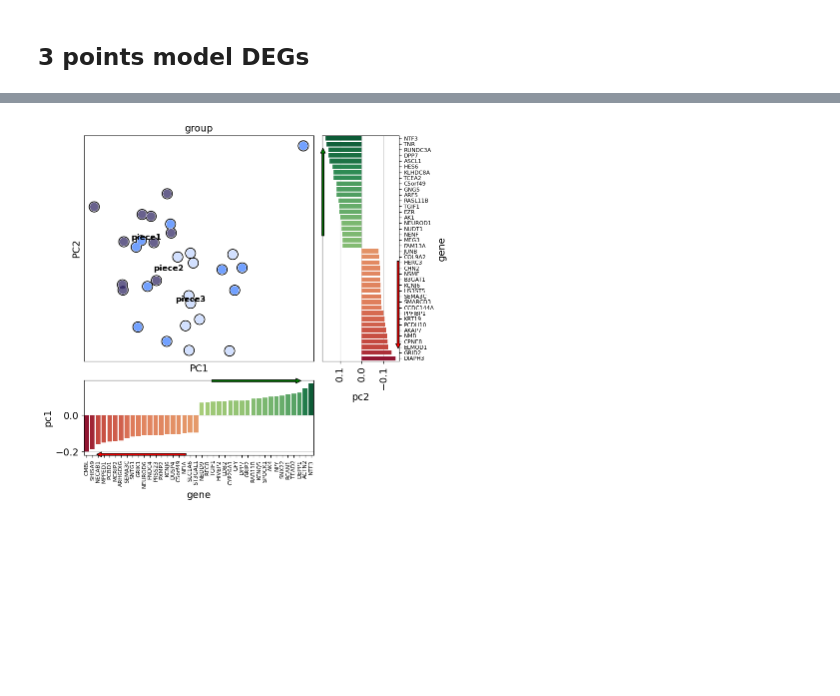
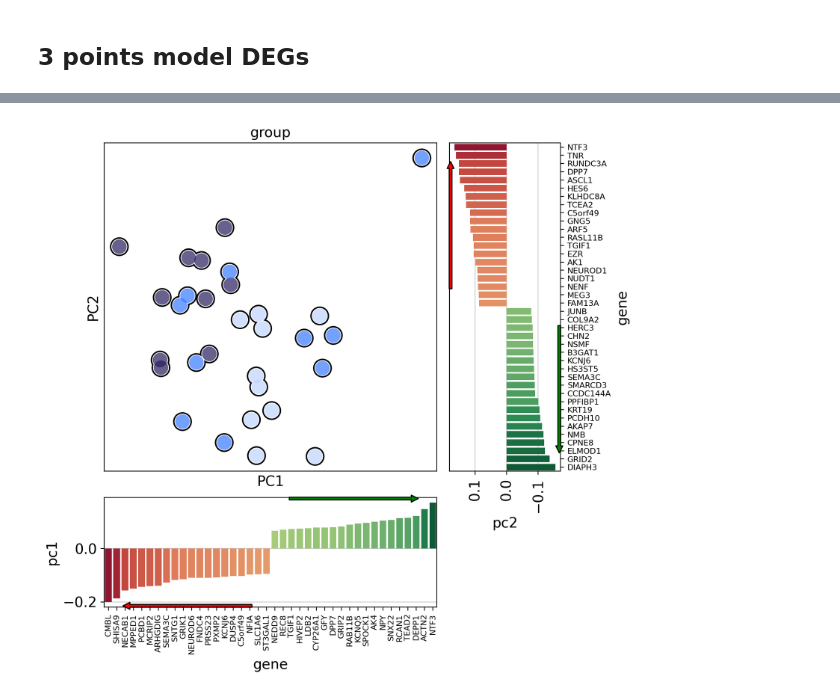
Before and after one commit to GiuseppeTestaLab/polCAs, a Jupyter notebook: polCAsNeurons05B_CONTROLS_BadhuriSpace.ipynb, the cells around one changed output, grey strips where cells are left out. Cells and saved outputs as stored; diff of their text form; code cells hidden in the pictures; blank space fills up the shorter version.

```diff
--- a/polCAsNeurons05B_CONTROLS_BadhuriSpace.ipynb
+++ b/polCAsNeurons05B_CONTROLS_BadhuriSpace.ipynb
@@ -42,6 +62,6 @@ print(pd.read_csv(ThreePointsDEGs, sep = "\t", index_col=0).sort_values(by = "FW
 # %%
 sc.settings.verbosity = 3         # verbosity: errors (0), warnings (1), info (2), hints (3)
 sc.logging.print_header()
-sc.settings.set_figure_params(dpi=50, facecolor='white')
+sc.settings.set_figure_params(dpi=100, facecolor='white')
 pylab.rcParams['figure.figsize'] = (10, 10)
 # %% [output]
@@ -99,27 +131,42 @@ computing PCA
 [figure]
 [figure]
+# %%
+# Proximal/pfc/piece1 always right left
+if adata[adata.obs["group"] == "piece1"].obsm["X_pca"][:,0].mean() > adata[adata.obs["group"] == "piece"].obsm["X_pca"][:,0].mean():
+    adata.varm["PCs"] = -adata.varm["PCs"]
+    adata.obsm["X_pca"] = -adata.obsm["X_pca"]
 # %%
 #if you want vector sc.settings._vector_friendly = False
 vector=True
 n=20
+color="group"
+pcsToAssess = [0,1]
+adataObj = adata
+
+
+##################
+
+
+dotsize = 25000/adataObj.shape[0]
+
 pdDict = {}
 if vector:
     sc.settings._vector_friendly = False
-for pc in  [0,1]:
-    TopPC_IDX = np.argpartition(adata.varm["PCs"][:,pc], -n)[-n:]
-    DownPC_IDX = np.argpartition(adata.varm["PCs"][:,pc], n)[:n]
-    pdDict[pc] = pd.DataFrame(adata.varm["PCs"][:,pc][TopPC_IDX], index = adata.var_names[TopPC_IDX], columns=["pc"+str(pc+1)])
-    pdDict[pc] = pd.concat([pdDict[pc],pd.DataFrame(adata.varm["PCs"][:,pc][DownPC_IDX], index = adata.var_names[DownPC_IDX], columns=["pc"+str(pc+1)])])
+for pc in  pcsToAssess:
+    TopPC_IDX = np.argpartition(adataObj.varm["PCs"][:,pc], -n)[-n:]
+    DownPC_IDX = np.argpartition(adataObj.varm["PCs"][:,pc], n)[:n]
+    pdDict[pc] = pd.DataFrame(adataObj.varm["PCs"][:,pc][TopPC_IDX], index = adataObj.var_names[TopPC_IDX], columns=["pc"+str(pc+1)])
+    pdDict[pc] = pd.concat([pdDict[pc],pd.DataFrame(adataObj.varm["PCs"][:,pc][DownPC_IDX], index = adataObj.var_names[DownPC_IDX], columns=["pc"+str(pc+1)])])
     pdDict[pc]["gene"] = pdDict[pc].index.tolist()
-    if pc == 0:
+    if pc == pcsToAssess[0]:
         pdDict[pc] = pdDict[pc].sort_values("pc"+str(pc+1))
-    elif pc == 1:
+    elif pc == pcsToAssess[1]:
         pdDict[pc] = pdDict[pc].sort_values("pc"+str(pc+1), ascending = False)
 
 
 
 
-figsize = (6, 6)  #(width, height)
+figsize = (n/3.3333, n/3.3333)  #(width, height)
 #Set axes
 import matplotlib.pyplot as plt
 
@@ -127,44 +174,46 @@ fig, ax = plt.subplots(nrows=2, ncols=2, figsize=figsize,gridspec_kw={'width_rat
 
 fig.tight_layout(pad=-2, h_pad=0)   #space between plots
 
-ax1plot = sc.pl.pca(adata, components=['1,2'], color=["group"],
-                    ncols=1, add_outline=True, legend_loc="on data",size=600,legend_fontsize="small",
+ax1plot = sc.pl.pca(adataObj, components=",".join([str(i+1) for i in pcsToAssess]), color=[color],
+                    ncols=1, add_outline=True, legend_loc="None",size=dotsize,legend_fontsize="xx-small",
                     outline_width=(.1,.05), wspace=.2, show=False, ax=ax[0][0])
 
 
 
-norm = TwoSlopeNorm(vmin=pdDict[0]["pc1"].min(), vcenter=0, vmax=pdDict[0]["pc1"].max())
-colors = [plt.cm.RdYlGn(norm(c)) for c in pdDict[0]["pc1"]]
-sns.barplot(data=pdDict[0], x="gene", y="pc1", color="pc1",palette=colors,ax=ax[1][0], zorder=3 ).tick_params(axis='x', rotation=90, labelsize=8)
+norm = TwoSlopeNorm(vmin=pdDict[pcsToAssess[0]]["pc"+str(pcsToAssess[0]+1)].min(), vcenter=0, vmax=pdDict[pcsToAssess[0]]["pc"+str(pcsToAssess[0]+1)].max())
+colors = [plt.cm.RdYlGn(norm(c)) for c in pdDict[pcsToAssess[0]]["pc"+str(pcsToAssess[0]+1)]]
+sns.barplot(data=pdDict[pcsToAssess[0]], x="gene", y="pc"+str(pcsToAssess[0]+1), hue="pc"+str(pcsToAssess[0]+1),palette=colors,ax=ax[1][0], zorder=3 ).tick_params(axis='x', rotation=90, labelsize=8)
 ax[1][0].annotate("", xy=(.95,.99),xytext=(0.55, 0.99),
                   xycoords='axes fraction',
                   arrowprops=dict(arrowstyle="simple",facecolor="green"))
 ax[1][0].annotate("", xy=(.05,.01),xytext=(0.45, 0.01),
                   xycoords='axes fraction',
                   arrowprops=dict(arrowstyle="simple",facecolor="red"))
+ax[1][0].get_legend().remove()
 
 
-norm = TwoSlopeNorm(vmin=pdDict[1]["pc2"].min(), vcenter=0, vmax=pdDict[1]["pc2"].max())
-colors = [plt.cm.RdYlGn(norm(c)) for c in pdDict[1]["pc2"]]
-sns.barplot(data=pdDict[1], x="pc2", y="gene", color="pc2",palette=colors,ax=ax[0][1], zorder=3 ).tick_params(axis='y',
+norm = TwoSlopeNorm(vmin=pdDict[pcsToAssess[1]]["pc"+str(pcsToAssess[1]+1)].min(), vcenter=0, vmax=pdDict[pcsToAssess[1]]["pc"+str(pcsToAssess[1]+1)].max())
+colors = [plt.cm.RdYlGn(norm(c)) for c in pdDict[pcsToAssess[1]]["pc"+str(pcsToAssess[1]+1)]]
+sns.barplot(data=pdDict[pcsToAssess[1]], x="pc"+str(pcsToAssess[1]+1), y="gene", hue="pc"+str(pcsToAssess[1]+1),palette=colors,ax=ax[0][1], zorder=3 ).tick_params(axis='y',
                                                                                                               labelsize=8,
                                                                                                               labelright=True, labelleft=False,
                                                                                                               right=True, left=False)
+ax[0][1].get_legend().remove()
 ax[0][1].tick_params(axis='x', rotation=90)
 
 ax[0][1].annotate("", xy=(.01,.95),xytext=(0.01, 0.55),
                   xycoords='axes fraction',
-                  arrowprops=dict(arrowstyle="simple",facecolor="green"))
+                  arrowprops=dict(arrowstyle="simple",facecolor="red"))
 ax[0][1].annotate("", xy=(.99,.05),xytext=(0.99, 0.45),
                   xycoords='axes fraction',
-                  arrowprops=dict(arrowstyle="simple",facecolor="red"))
+                  arrowprops=dict(arrowstyle="simple",facecolor="green"))
 
 
 
 ax[0][1].invert_xaxis()
 ax[0][1].yaxis.set_label_position("right")
 fig.delaxes(ax[1][1])
 
 sc.settings._vector_friendly = True
 # %% [output]
-[figure, old version]
+[figure, new version]
```
Also changed, not shown: parts of 14 cells of this notebook, 17 other files.
